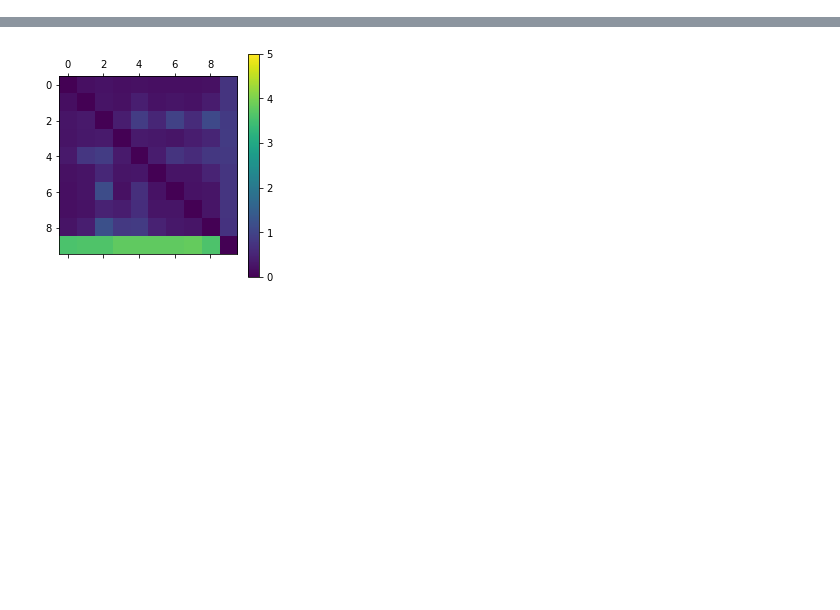
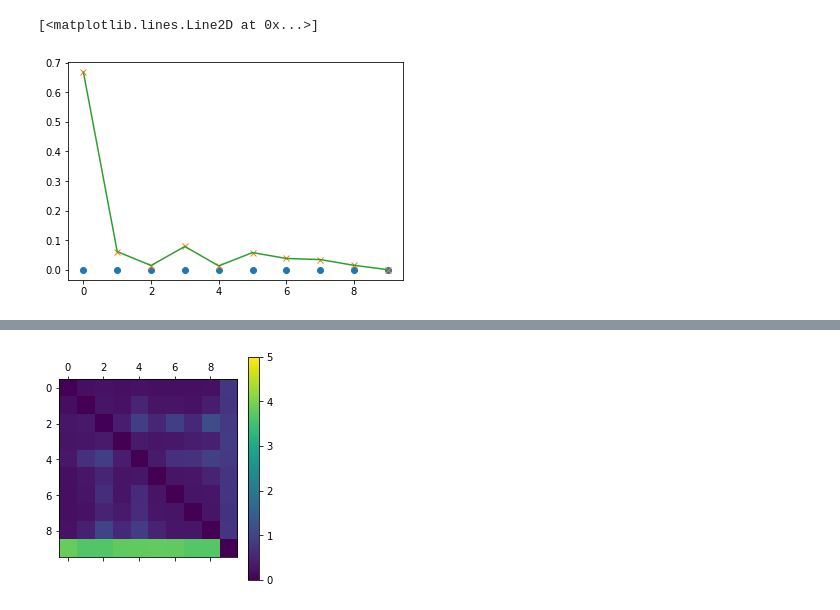
Before and after one commit to markovmodel/msmrd, a Jupyter notebook: scripts/MSMRD2Dasym.ipynb, the cells around one changed output, grey strips where cells are left out. Cells and saved outputs as stored; diff of their text form; code cells hidden in the pictures; blank space fills up the shorter version.

```diff
--- a/scripts/MSMRD2Dasym.ipynb
+++ b/scripts/MSMRD2Dasym.ipynb
@@ -21,4 +21,4 @@ def discreteHistogram(data):
     centers = (hist[1][1:] + hist[1][:-1])/2
     return hist, centers
 # %%
-model = pickle.load(open('../data/asym2D_lag150.p'))
+model = pickle.load(open('../data/asym2D_lag100.p'))
@@ -30,3 +65,10 @@ msm.exitStates = np.array(model.parameters['NCenters'] + 2*model.parameters['Nan
+# %%
+plt.plot((model.tmatrix - T)[0,:10], 'o')
+plt.plot(model.tmatrix[0,:10], 'x')
+plt.plot(T[0,:10])
+# %% [output]
+[<matplotlib.lines.Line2D at 0x...>]
+[figure, added]
 # %%
 #print just for checking
 print msm.exitStates
```
Also changed, not shown: parts of 19 cells of this notebook, 2 other files.
